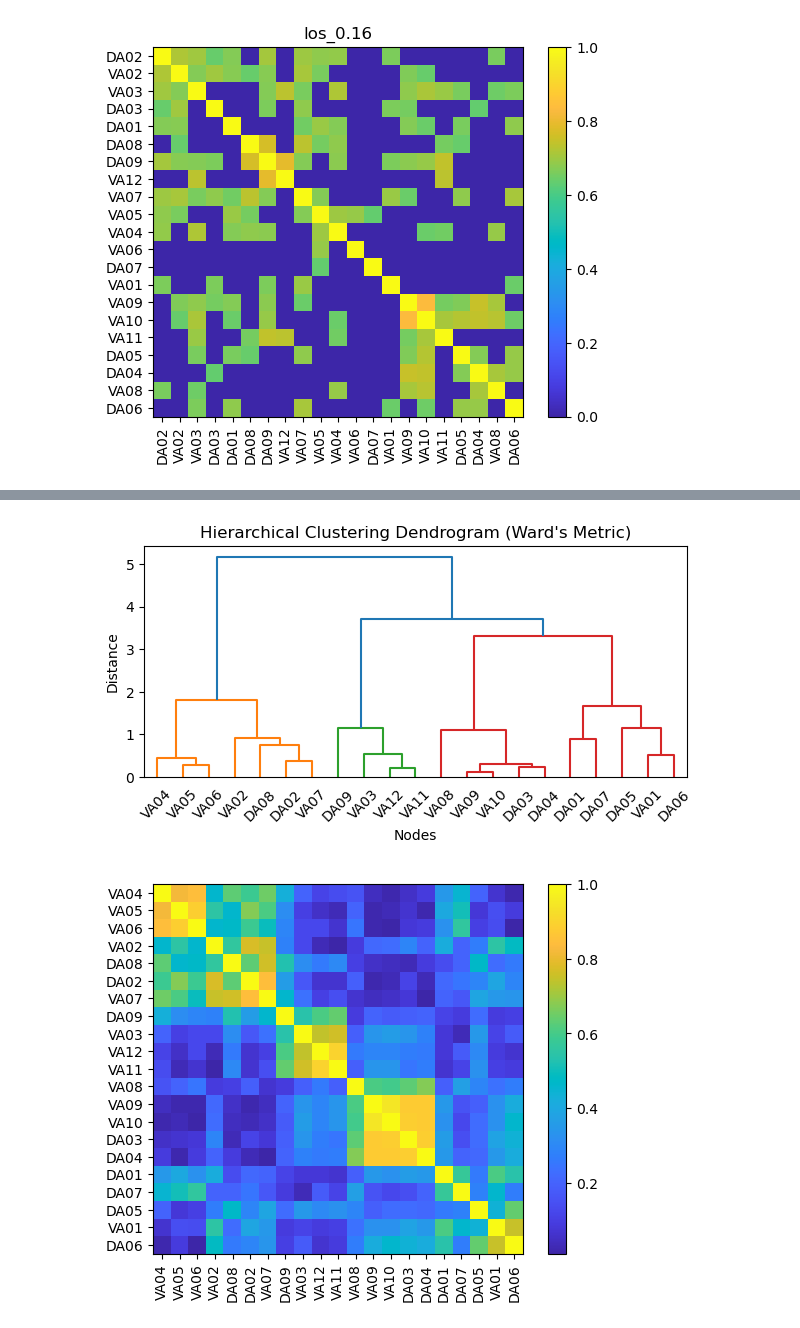
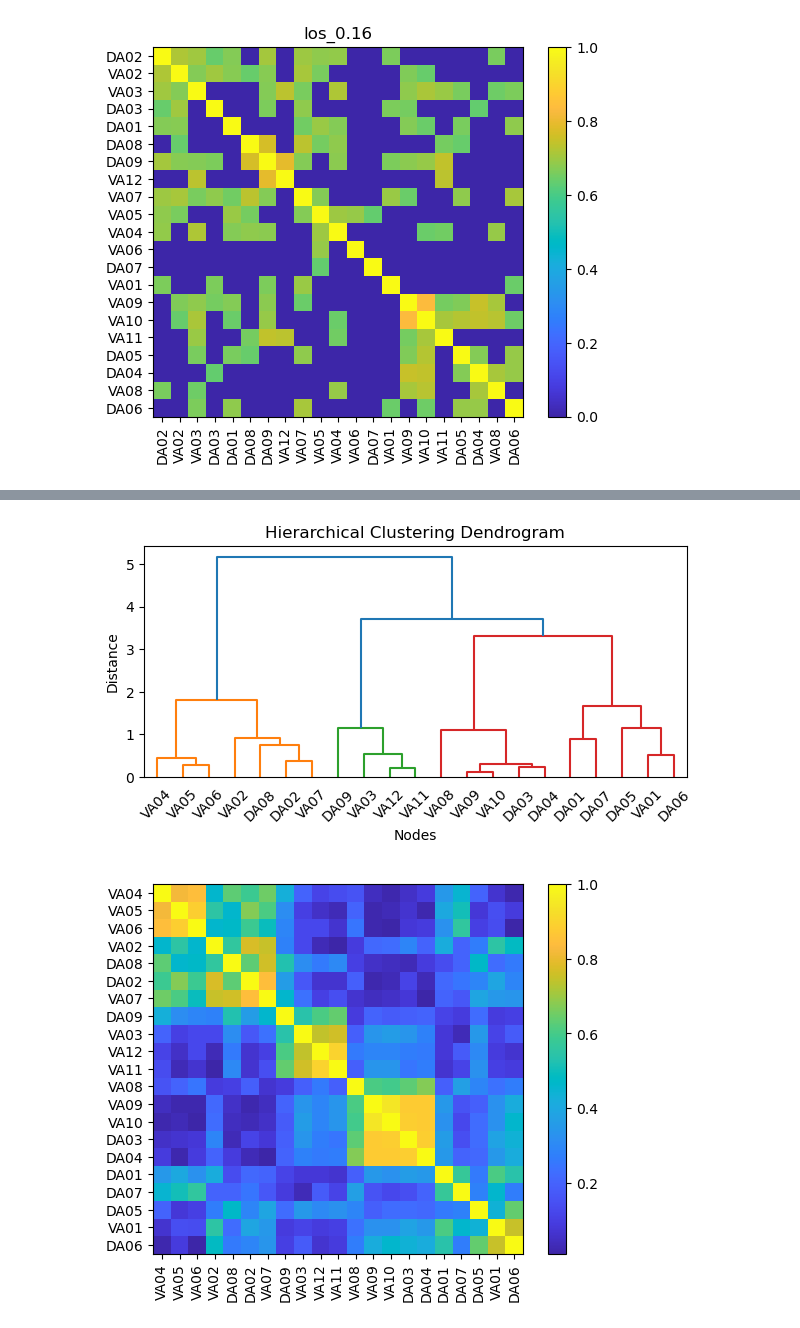
Before and after one commit to ialireza13/c_elegans_neural_network, a Jupyter notebook: handson.ipynb, the cells around one changed output, grey strips where cells are left out. Cells and saved outputs as stored; diff of their text form; code cells hidden in the pictures.

```diff
--- a/handson.ipynb
+++ b/handson.ipynb
@@ -99,22 +99,22 @@ with open('all_cliques.json', 'r') as file:
 # %%
 from scipy.cluster.hierarchy import linkage, dendrogram, fcluster
 
 cooccurrence_matrix = get_cooccurrence_matrix(all_cliques, mapping_neuron_to_idx)
 
 # Step 4: Perform Hierarchical Clustering using Ward's Method
 linkage_matrix = linkage(cooccurrence_matrix, method='ward')
 
 # Step 5: Plot the Dendrogram
 plt.figure(figsize=(7, 3))
 dendo = dendrogram(linkage_matrix, labels=all_neurons)
 cooccurrence_matrix = cooccurrence_matrix[np.ix_(dendo['leaves'], dendo['leaves'])]
 new_node_order = [all_neurons[node] for node in dendo['leaves']]
-plt.title("Hierarchical Clustering Dendrogram (Ward's Metric)")
+plt.title("Hierarchical Clustering Dendrogram")
 plt.xlabel("Nodes")
 plt.ylabel("Distance")
 plt.show()
 # %% [output]
-[figure, old version]
+[figure, new version]
 # %%
 plt.imshow(cooccurrence_matrix, cmap=cmap)
 plt.xticks(range(len(new_node_order)), new_node_order, rotation=90)
```
Also changed, not shown: parts of 5 cells of this notebook.
